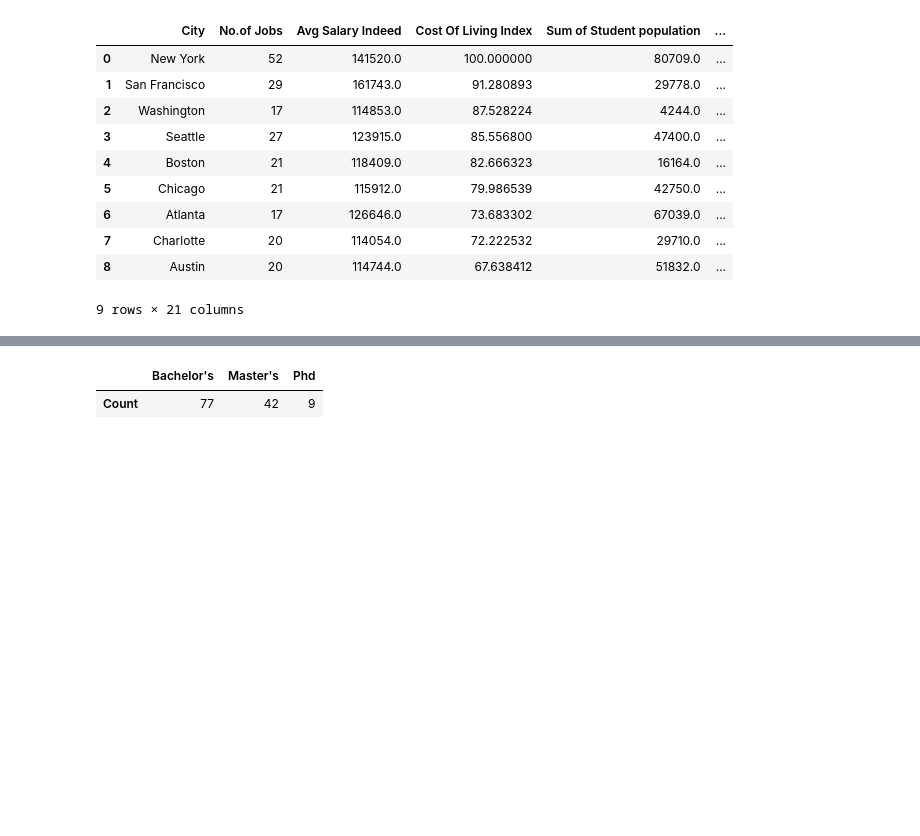
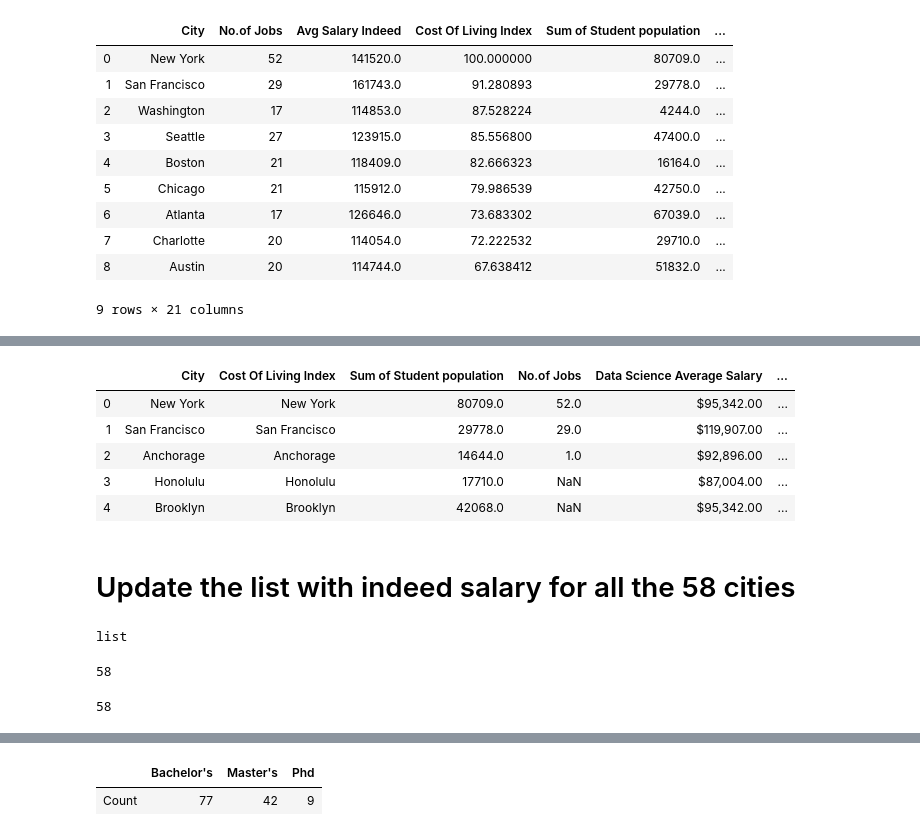
Before and after one commit to look4parul/Project1_PPDR-Consultants, a Jupyter notebook: JobMarketAnalysis/indeed_data_analysis.ipynb, the cells around one changed output, grey strips where cells are left out. Drawn from its saved outputs; the diff is of its cells as text; code cells hidden in the pictures; blank space fills up the shorter version.

```diff
--- a/JobMarketAnalysis/indeed_data_analysis.ipynb
+++ b/JobMarketAnalysis/indeed_data_analysis.ipynb
@@ -170,0 +271,31 @@ df_col_student_jobs_salary_final
+# %%
+df_coli_complete_student_jobs_salary.head()
+# %% [output]
+|  | City | Cost Of Living Index | Sum of Student population | No.of Jobs | Data Science Average Salary | ... |
+| 0 | New York | New York | 80709.0 | 52.0 | $95,342.00 | ... |
+| 1 | San Francisco | San Francisco | 29778.0 | 29.0 | $119,907.00 | ... |
+| 2 | Anchorage | Anchorage | 14644.0 | 1.0 | $92,896.00 | ... |
+| 3 | Honolulu | Honolulu | 17710.0 | NaN | $87,004.00 | ... |
+| 4 | Brooklyn | Brooklyn | 42068.0 | NaN | $95,342.00 | ... |
+# %% [markdown]
+# Update the list with indeed salary for all the 58 cities
+# %%
+cities = list(df_COLI_complete["City"])
+#type(cities)
+# %% [output]
+list
+# %%
+len(cities)
+# %% [output]
+58
+# %%
+avg_salary = [134331.00, 161743.00, 103574.00, 100336.00, 100336.00, 125697.00, 92615.00, 123915.00, 123915.00,
+              155451.00, 115912.00, 93041.00, 122194.00, 146202.00, 114914.00, 100372.00, 108227.00, 108994.00,
+              120914.00, 104564.00, 115589.00, 114337.00, 129231.00, 106862.00, 100161.00, 112906.00, 112906.00,
+              134233.00, 116869.00, 105176.00, 114054.00, 95440.00, 105575.00, 161022.00, 102829.00, 114153.00,
+              110652.00, 94649.00, 115614.00, 84254.00, 114744.00, 93872.00, 145960.00, 101190.00, 126357.00,
+              96366.00, 100331.00, 127686.00, 115351.00, 119778.00, 99338.00, 110173.00, 95783.00, 114947.00,
+              115129.00, 94929.00, 95729.00, 90917.00]
+len(avg_salary)
+# %% [output]
+58
```
Also changed, not shown: parts of 20 cells of this notebook.
